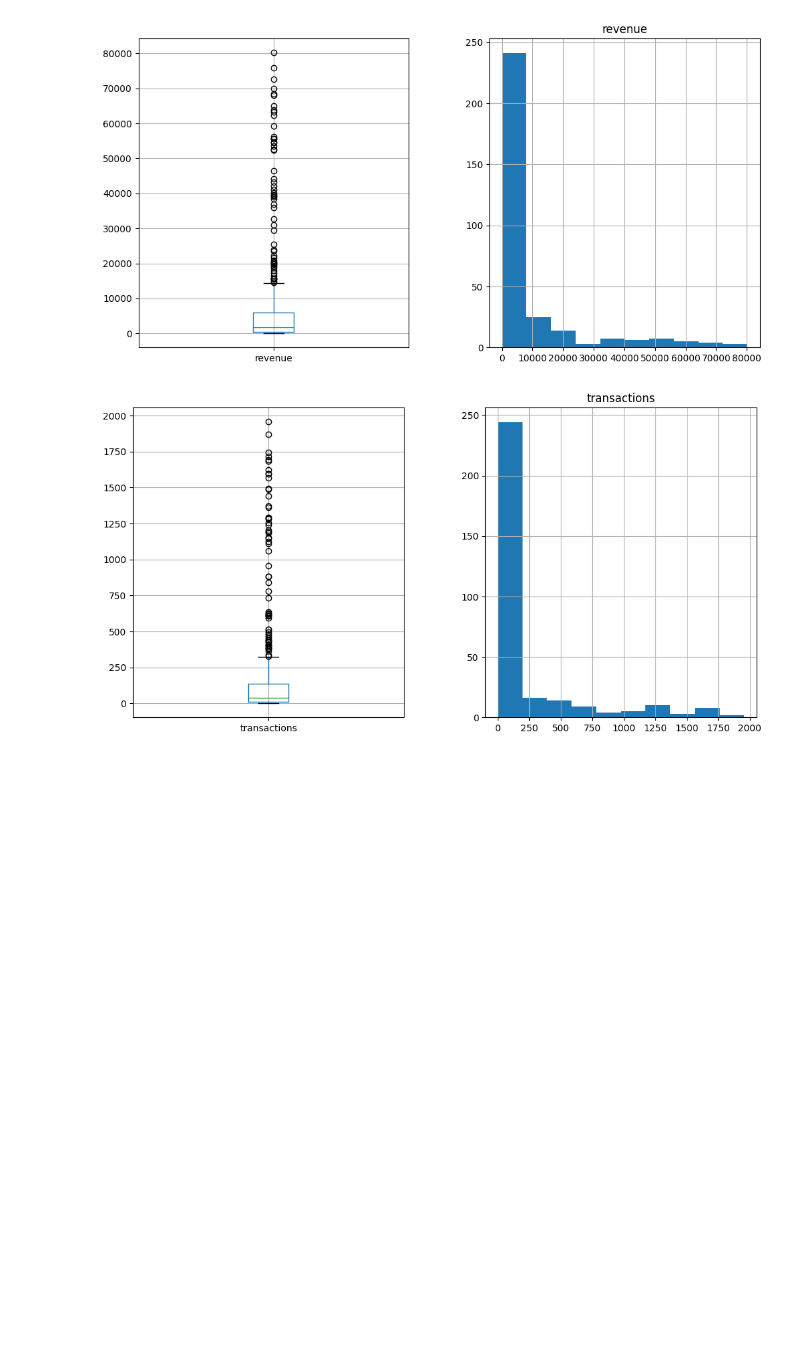
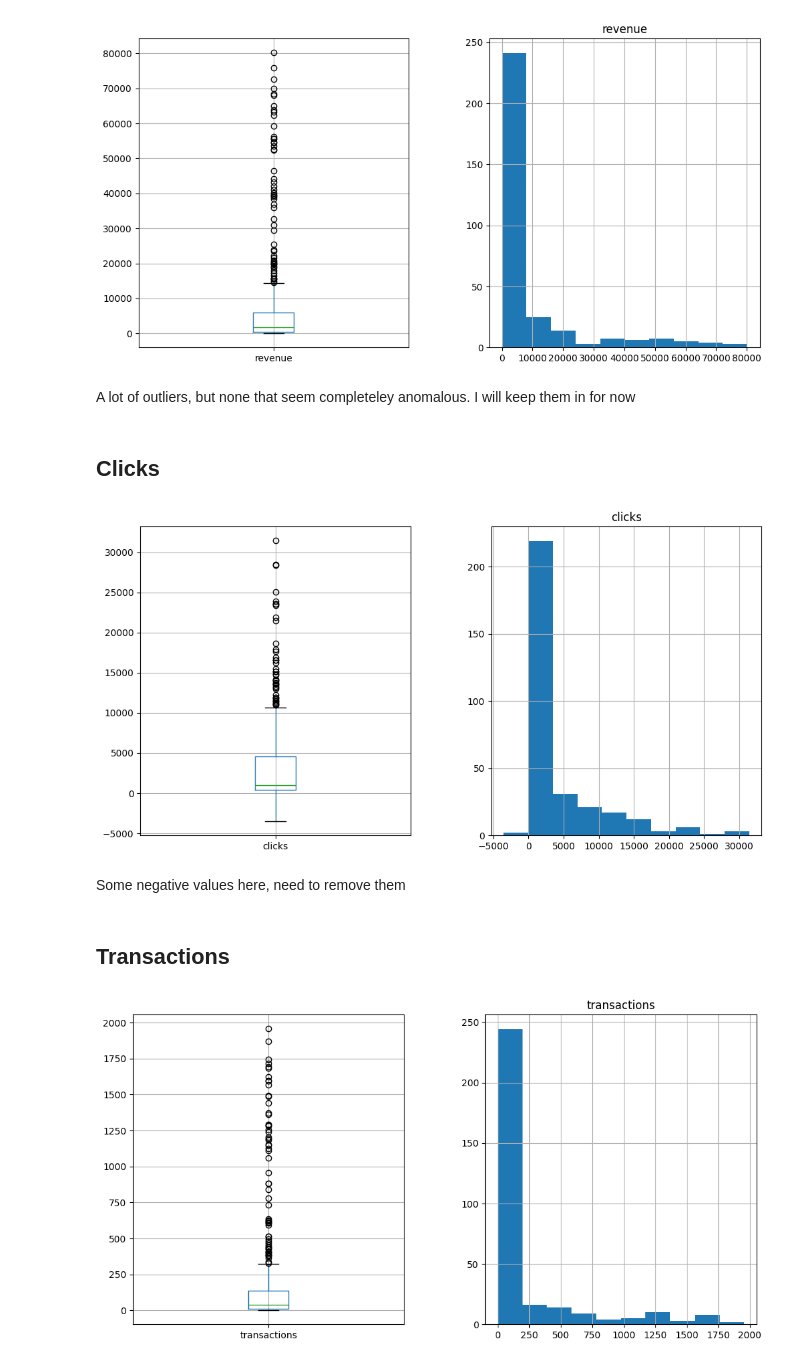
Before and after one commit to adam-grove/Protein-Works-Presentation, a Jupyter notebook: Data Cleaning.ipynb, the cells around one changed output. Drawn from its saved outputs; the diff is of its cells as text; code cells hidden in the pictures; blank space fills up the shorter version.

```diff
--- a/Data Cleaning.ipynb
+++ b/Data Cleaning.ipynb
@@ -143,6 +148,23 @@ Marketing.hist(column="revenue",ax=ax2)
 plt.show()
 # %% [output]
 [figure]
+# %% [markdown]
+A lot of outliers, but none that seem completeley anomalous. I will keep them in for now
+# %% [markdown]
+## Clicks
+# %%
+# Visualisations
+fig, (ax1, ax2) = plt.subplots(1, 2, figsize=(12, 6))
+
+Marketing.boxplot(column = "clicks",ax=ax1)
+Marketing.hist(column="clicks",ax=ax2)
+plt.show()
+# %% [output]
+[figure, added]
+# %% [markdown]
+Some negative values here, need to remove them
+# %% [markdown]
+## Transactions
 # %%
 # Visualisations
 fig, (ax1, ax2) = plt.subplots(1, 2, figsize=(12, 6))
```
Also changed, not shown: parts of 39 cells of this notebook.
